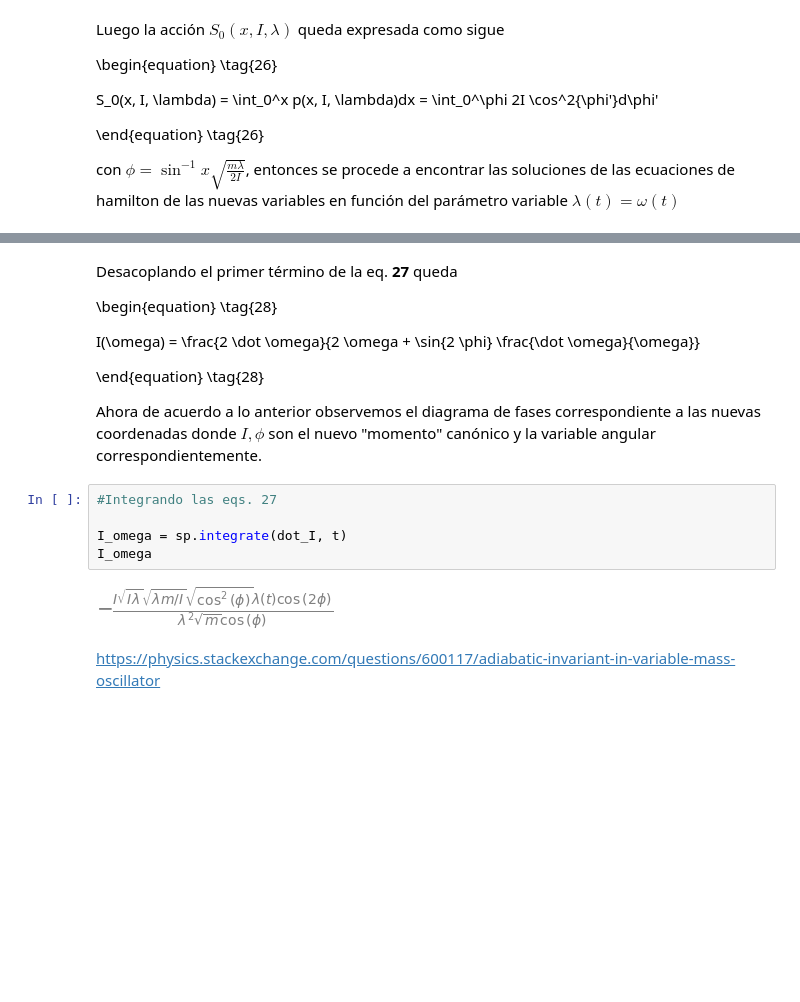
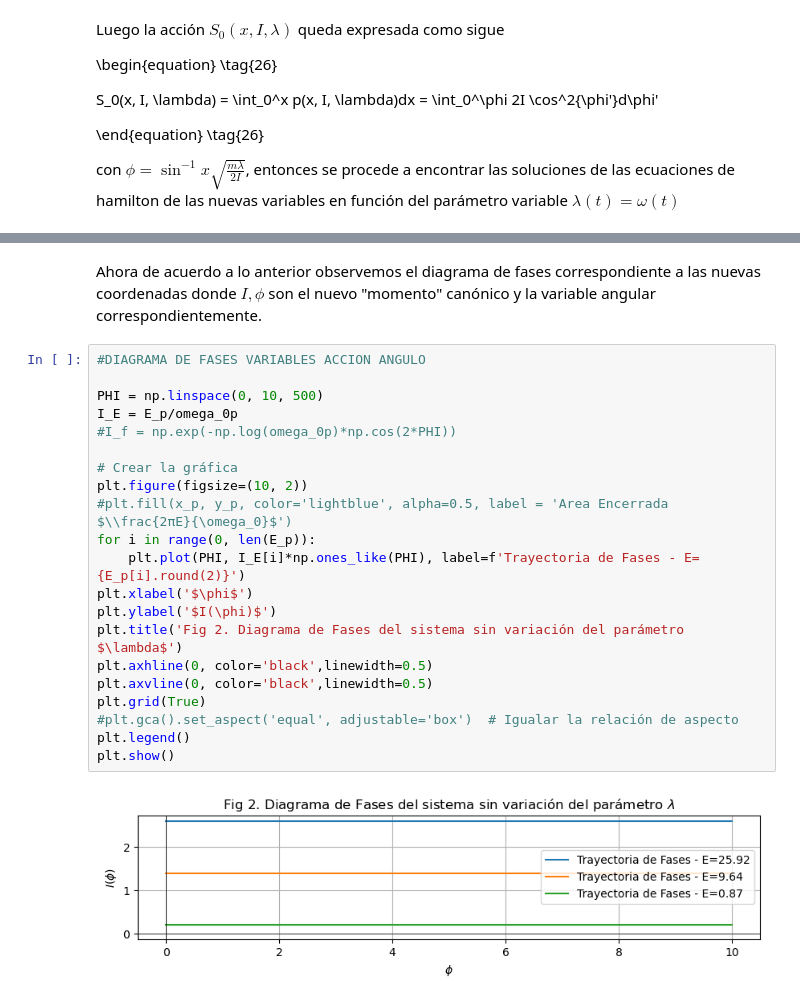
Before and after one commit to jerolg/FISICA_TEORICA_2, a Jupyter notebook: T3_Mecanica_hamilton/T3_hamilton.ipynb, the cells around one changed output, grey strips where cells are left out. Saved outputs shown, nothing was run; the diff lists cells and outputs as text; blank space fills up the shorter version.

```diff
--- a/T3_Mecanica_hamilton/T3_hamilton.ipynb
+++ b/T3_Mecanica_hamilton/T3_hamilton.ipynb
@@ -362,19 +366,27 @@ sp.Eq(I, sp.simplify(sp.solve(dot_omega, I)[0]))
 # %% [markdown]
-Desacoplando el primer término de la eq. **27** queda
 
-\begin{equation} \tag{28}
-
-I(\omega)  = \frac{2 \dot \omega}{2 \omega + \sin{2 \phi} \frac{\dot \omega}{\omega}}
-
-\end{equation} \tag{28}
 
 Ahora de acuerdo a lo anterior observemos el diagrama de fases correspondiente a las nuevas coordenadas donde $I, \phi$ son el nuevo "momento" canónico y la variable angular correspondientemente.
-# %%
-#Integrando las eqs. 27
-
-I_omega = sp.integrate(dot_I, t)
-I_omega
-# %% [output]
-[figure, removed]
-# %% [markdown]
-https://physics.stackexchange.com/questions/600117/adiabatic-invariant-in-variable-mass-oscillator
+# %%
+#DIAGRAMA DE FASES VARIABLES ACCION ANGULO
+
+PHI = np.linspace(0, 10, 500)
+I_E = E_p/omega_0p
+#I_f = np.exp(-np.log(omega_0p)*np.cos(2*PHI))
+
+# Crear la gráfica
+plt.figure(figsize=(10, 2))
+#plt.fill(x_p, y_p, color='lightblue', alpha=0.5, label = 'Area Encerrada $\\frac{2πE}{\omega_0}$')
+for i in range(0, len(E_p)):
+    plt.plot(PHI, I_E[i]*np.ones_like(PHI), label=f'Trayectoria de Fases - E={E_p[i].round(2)}')
+plt.xlabel('$\phi$')
+plt.ylabel('$I(\phi)$')
+plt.title('Fig 2. Diagrama de Fases del sistema sin variación del parámetro $\lambda$')
+plt.axhline(0, color='black',linewidth=0.5)
+plt.axvline(0, color='black',linewidth=0.5)
+plt.grid(True)
+#plt.gca().set_aspect('equal', adjustable='box')  # Igualar la relación de aspecto
+plt.legend()
+plt.show()
+# %% [output]
+[figure, added]
```
Also changed, not shown: parts of 11 cells of this notebook.
